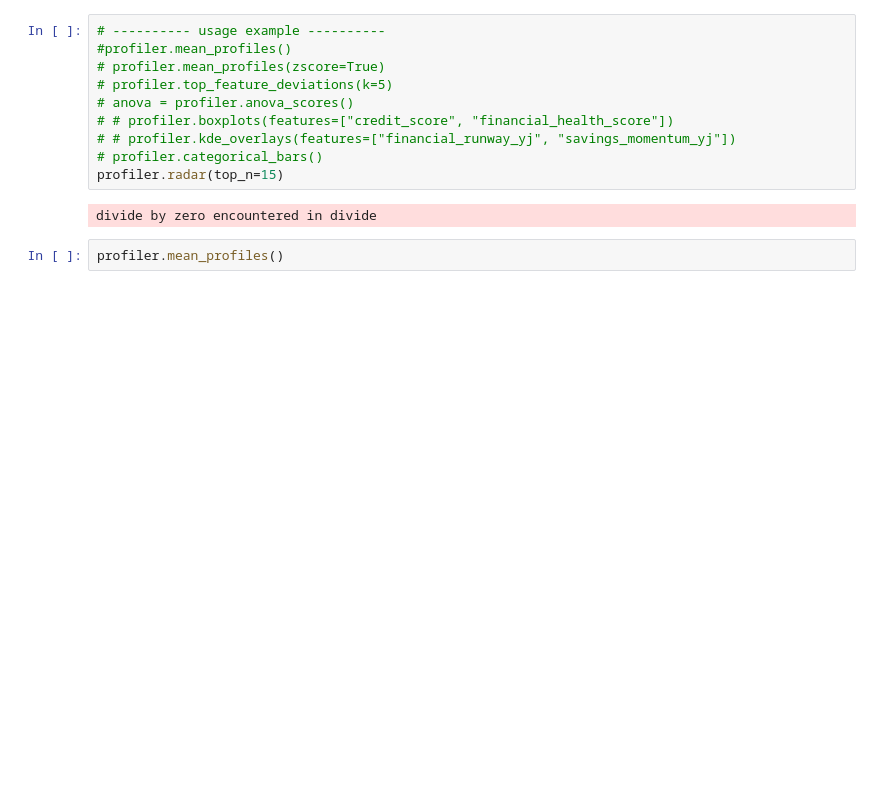
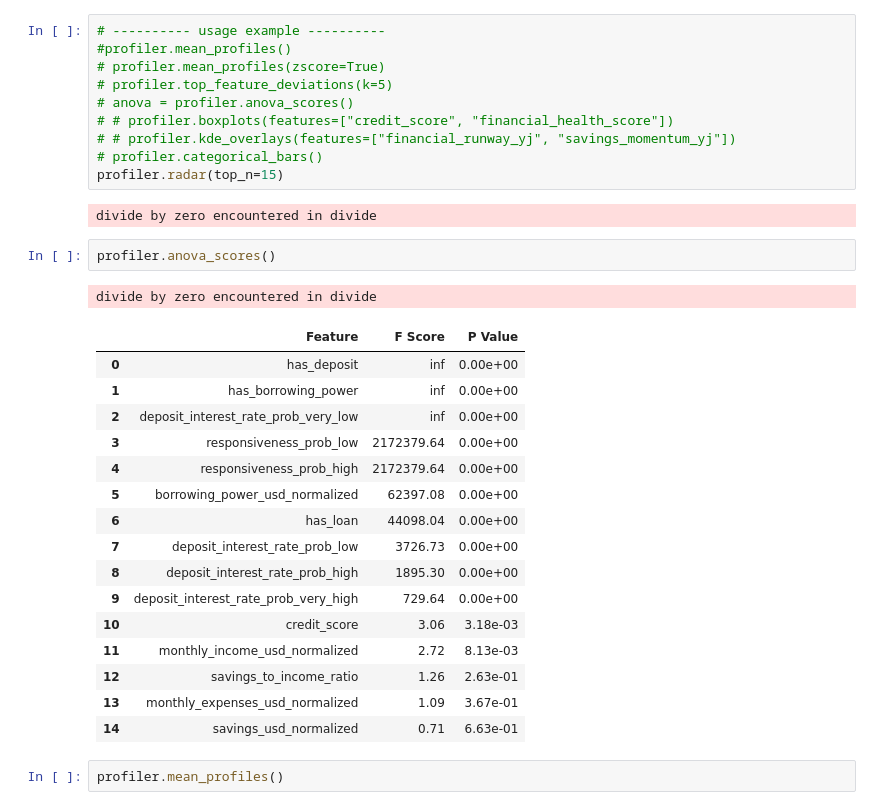
Before and after one commit to OtoSamada/DABN14_Project2, a Jupyter notebook: notebooks/model_training_small_fs.ipynb, the cells around one changed output. Cells and saved outputs as stored; diff of their text form; blank space fills up the shorter version.

```diff
--- a/notebooks/model_training_small_fs.ipynb
+++ b/notebooks/model_training_small_fs.ipynb
@@ -665,6 +665,26 @@ profiler = ClusterProfiler(proc_new_df_5k, best_labels, cluster_col="cluster", e
 profiler.radar(top_n=15)
 # %% [output]
 divide by zero encountered in divide
+# %%
+profiler.anova_scores()
+# %% [output]
+divide by zero encountered in divide
+|  | Feature | F Score | P Value |
+| 0 | has_deposit | inf | 0.00e+00 |
+| 1 | has_borrowing_power | inf | 0.00e+00 |
+| 2 | deposit_interest_rate_prob_very_low | inf | 0.00e+00 |
+| 3 | responsiveness_prob_low | 2172379.64 | 0.00e+00 |
+| 4 | responsiveness_prob_high | 2172379.64 | 0.00e+00 |
+| 5 | borrowing_power_usd_normalized | 62397.08 | 0.00e+00 |
+| 6 | has_loan | 44098.04 | 0.00e+00 |
+| 7 | deposit_interest_rate_prob_low | 3726.73 | 0.00e+00 |
+| 8 | deposit_interest_rate_prob_high | 1895.30 | 0.00e+00 |
+| 9 | deposit_interest_rate_prob_very_high | 729.64 | 0.00e+00 |
+| 10 | credit_score | 3.06 | 3.18e-03 |
+| 11 | monthly_income_usd_normalized | 2.72 | 8.13e-03 |
+| 12 | savings_to_income_ratio | 1.26 | 2.63e-01 |
+| 13 | monthly_expenses_usd_normalized | 1.09 | 3.67e-01 |
+| 14 | savings_usd_normalized | 0.71 | 6.63e-01 |
 # %%
 profiler.mean_profiles()
 # %% [output]
```
Also changed, not shown: 7 other files.
